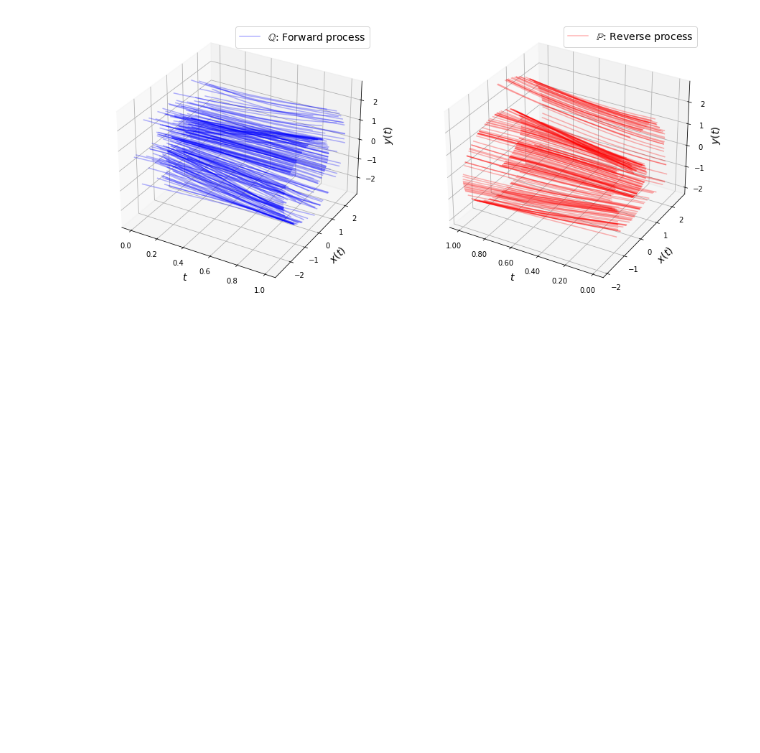
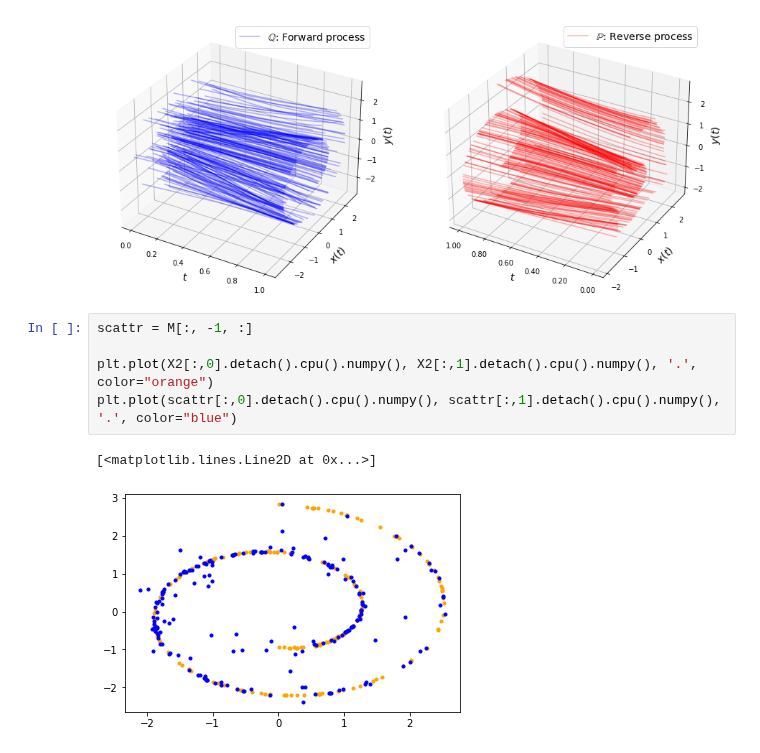
Before and after one commit to franciscovargas/GP_Sinkhorn, a Jupyter notebook: notebooks/Spiral-GPU.ipynb, the cells around one changed output. Cells and saved outputs as stored; diff of their text form; blank space fills up the shorter version.

```diff
--- a/notebooks/Spiral-GPU.ipynb
+++ b/notebooks/Spiral-GPU.ipynb
@@ -110,4 +110,12 @@ T,M,T2,M2 = result[-1]
 plot_trajectories_both_3d(M,T, M2, T2)
 # %% [output]
 [figure]
+# %%
+scattr = M[:, -1, :]
+
+plt.plot(X2[:,0].detach().cpu().numpy(), X2[:,1].detach().cpu().numpy(), '.', color="orange")
+plt.plot(scattr[:,0].detach().cpu().numpy(), scattr[:,1].detach().cpu().numpy(), '.', color="blue")
+# %% [output]
+[<matplotlib.lines.Line2D at 0x...>]
+[figure, added]
 # %%
```
Also changed, not shown: parts of 2 cells of this notebook.
